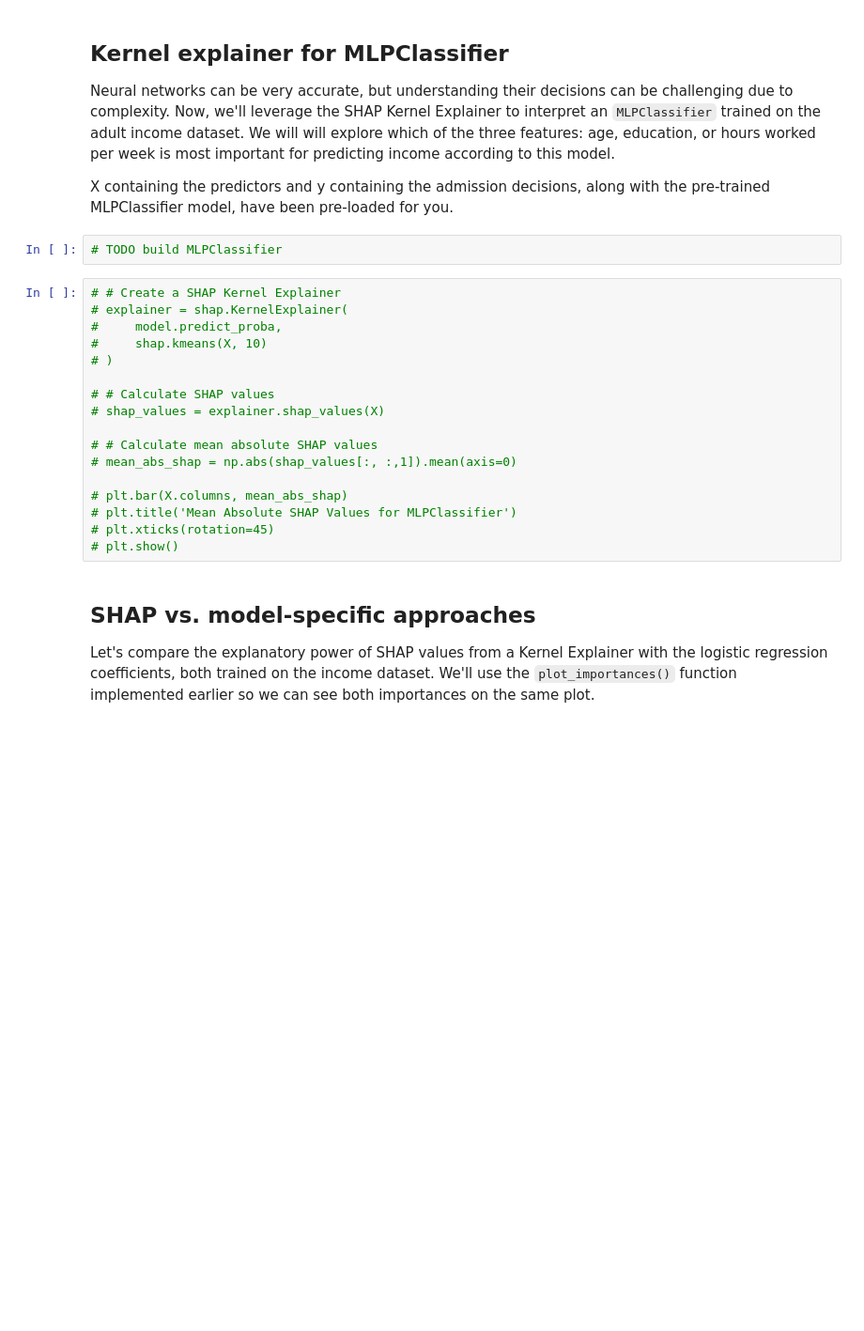
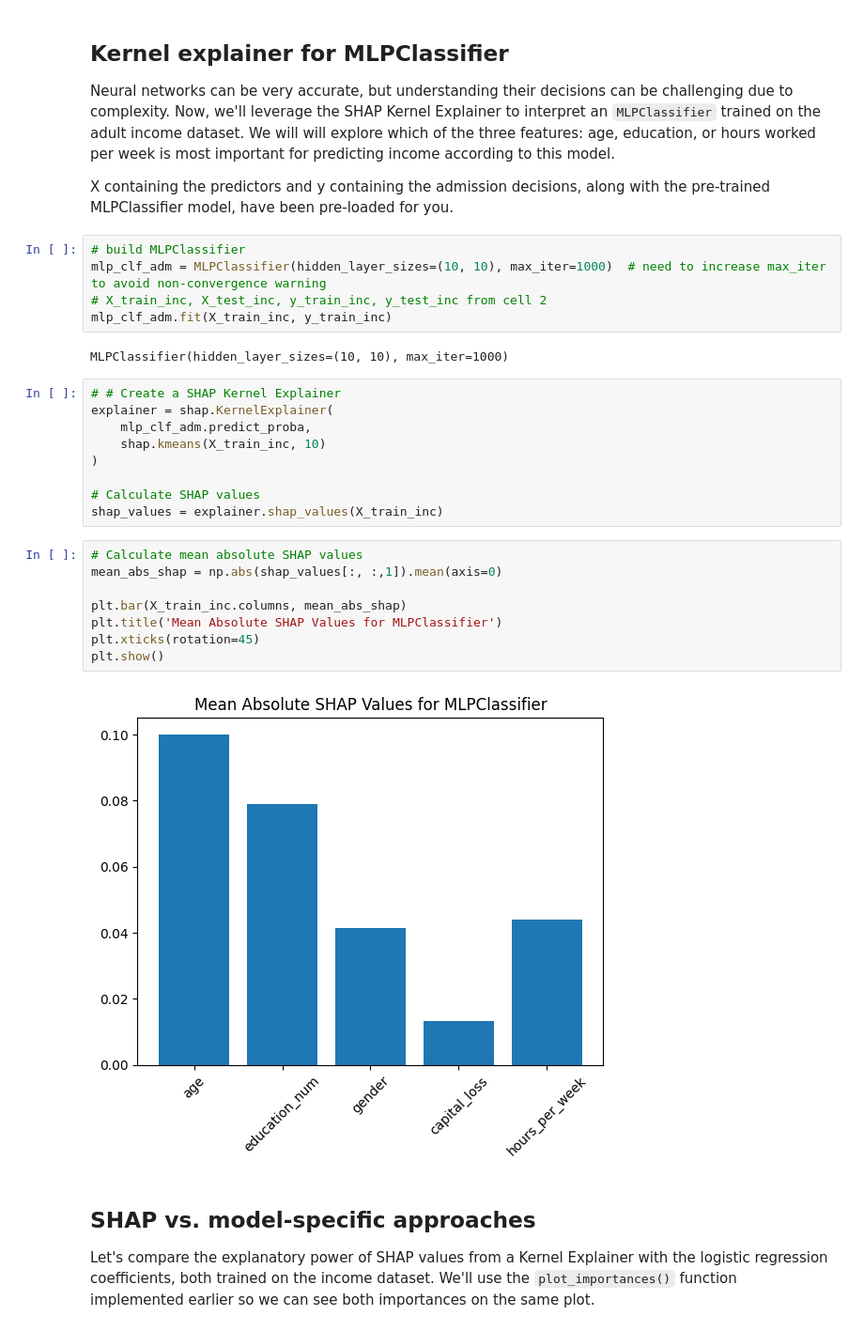
Before and after one commit to MichaelSzczepaniak/MLAIProjects, a Jupyter notebook: ExplainableML/ExplainableML.ipynb, the cells around one changed output. Shown at 94% size. Drawn from its saved outputs; the diff is of its cells as text; blank space fills up the shorter version.

```diff
--- a/ExplainableML/ExplainableML.ipynb
+++ b/ExplainableML/ExplainableML.ipynb
@@ -629,24 +637,31 @@ Neural networks can be very accurate, but understanding their decisions can be c
 
 X containing the predictors and y containing the admission decisions, along with the pre-trained MLPClassifier model, have been pre-loaded for you.
 # %%
-# TODO build MLPClassifier
+# build MLPClassifier
+mlp_clf_adm = MLPClassifier(hidden_layer_sizes=(10, 10), max_iter=1000)  # need to increase max_iter to avoid non-convergence warning
+# X_train_inc, X_test_inc, y_train_inc, y_test_inc from cell 2
+mlp_clf_adm.fit(X_train_inc, y_train_inc)
+# %% [output]
+MLPClassifier(hidden_layer_sizes=(10, 10), max_iter=1000)
+# %%
+# # Create a SHAP Kernel Explainer
+explainer = shap.KernelExplainer(
+    mlp_clf_adm.predict_proba,
+    shap.kmeans(X_train_inc, 10)
+)
+
+# Calculate SHAP values
+shap_values = explainer.shap_values(X_train_inc)
 # %%
-# # Create a SHAP Kernel Explainer
-# explainer = shap.KernelExplainer(
-#     model.predict_proba,
-#     shap.kmeans(X, 10)
-# )
+# Calculate mean absolute SHAP values
+mean_abs_shap = np.abs(shap_values[:, :,1]).mean(axis=0)
 
-# # Calculate SHAP values
-# shap_values = explainer.shap_values(X)
-
-# # Calculate mean absolute SHAP values
-# mean_abs_shap = np.abs(shap_values[:, :,1]).mean(axis=0)
-
-# plt.bar(X.columns, mean_abs_shap)
-# plt.title('Mean Absolute SHAP Values for MLPClassifier')
-# plt.xticks(rotation=45)
-# plt.show()
+plt.bar(X_train_inc.columns, mean_abs_shap)
+plt.title('Mean Absolute SHAP Values for MLPClassifier')
+plt.xticks(rotation=45)
+plt.show()
+# %% [output]
+[figure, added]
 # %% [markdown]
 ## SHAP vs. model-specific approaches
 
```
Also changed, not shown: parts of 10 cells of this notebook.
